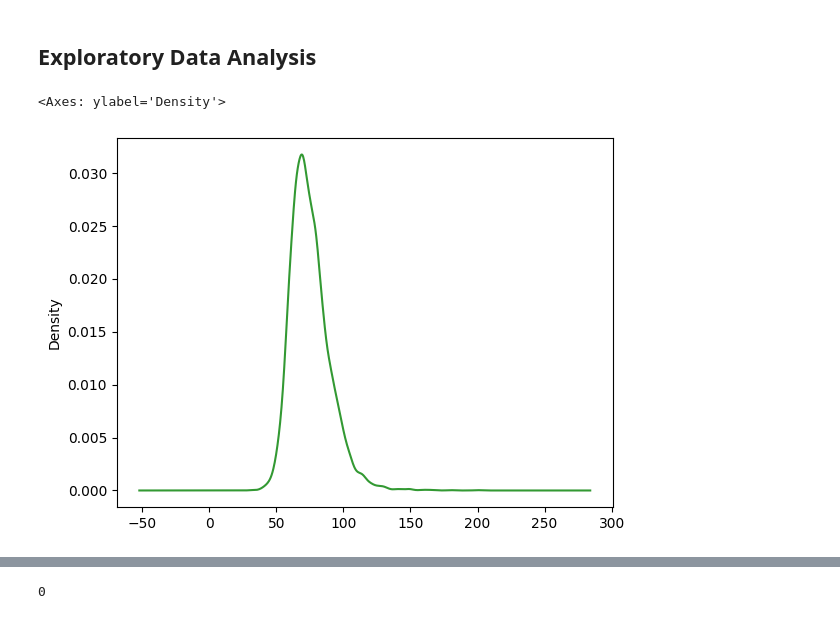
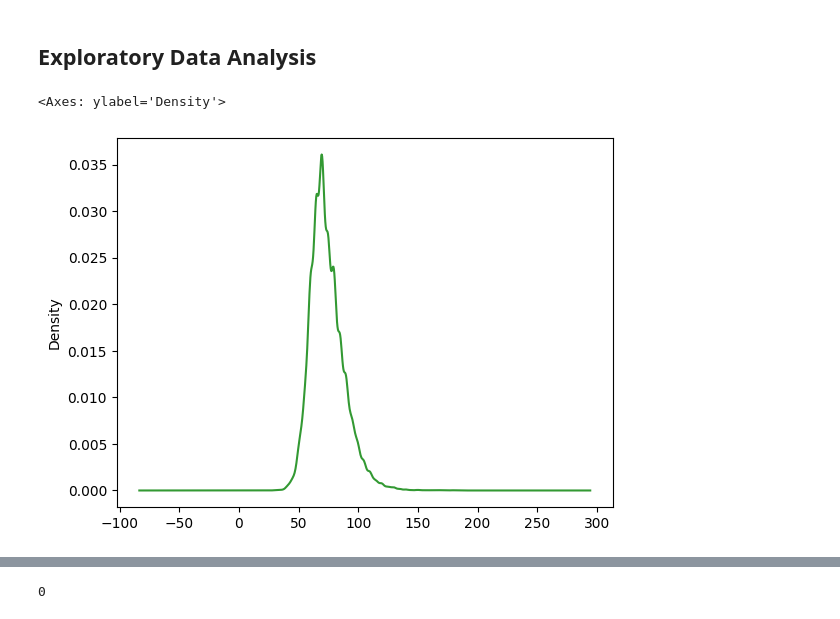
Before and after one commit to farhanarrafi/empirical-analysis-cardiovascular-data, a Jupyter notebook: Emperical_Analysis_Project.ipynb, the cells around one changed output, grey strips where cells are left out. Drawn from its saved outputs; the diff is of its cells as text; code cells hidden in the pictures.

```diff
--- a/Emperical_Analysis_Project.ipynb
+++ b/Emperical_Analysis_Project.ipynb
@@ -72,7 +72,7 @@ cardioVascular_dataset_filtered.isna().sum().sum()
 # %% [markdown]
 ## Exploratory Data Analysis
 # %%
-cardioVascular_dataset_filtered['weight'].plot.density(color='green', alpha=0.8)
+cardioVascular_dataset['weight'].plot.density(color='green', alpha=0.8)
 # %% [output]
 <Axes: ylabel='Density'>
-[figure, old version]
+[figure, new version]
```
Also changed, not shown: parts of 3 cells of this notebook.
